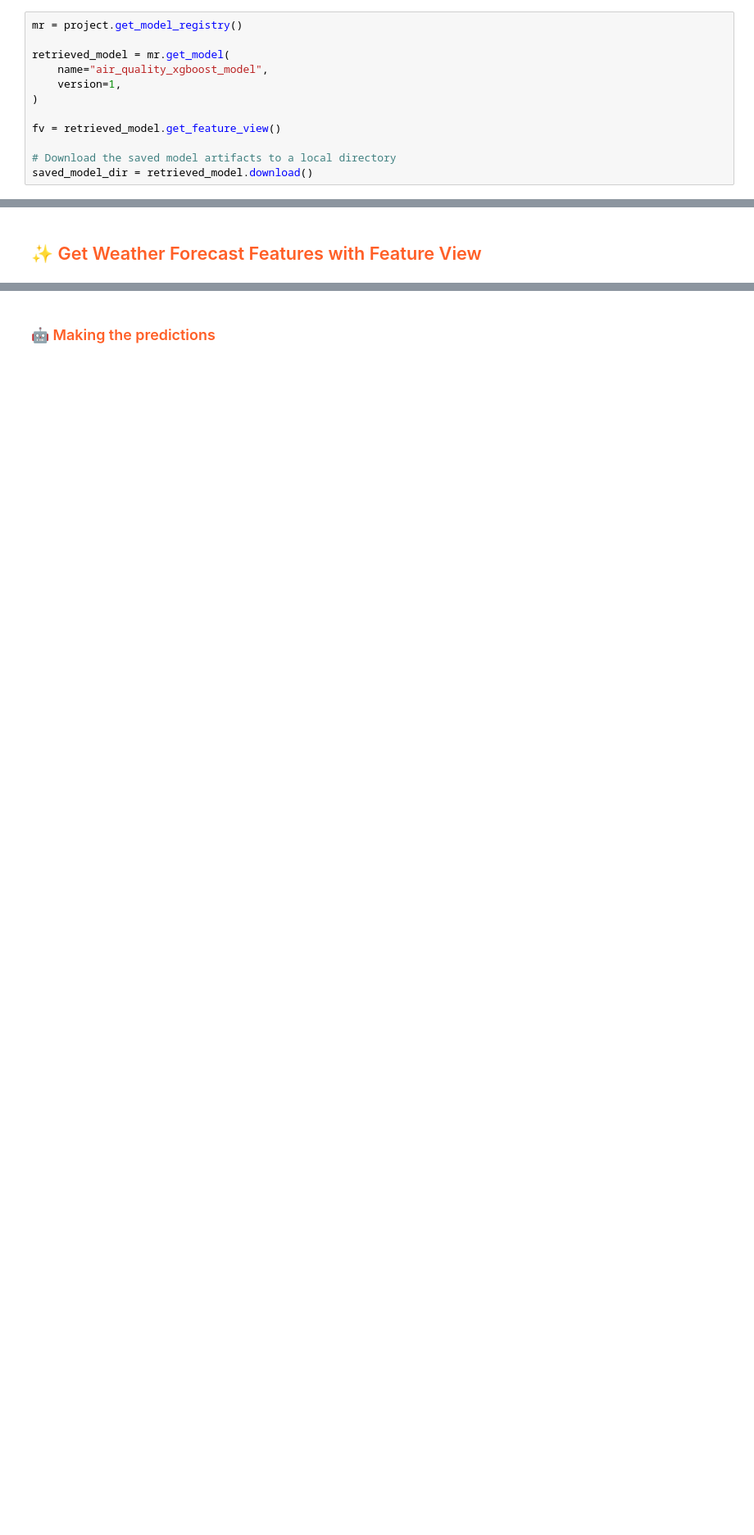
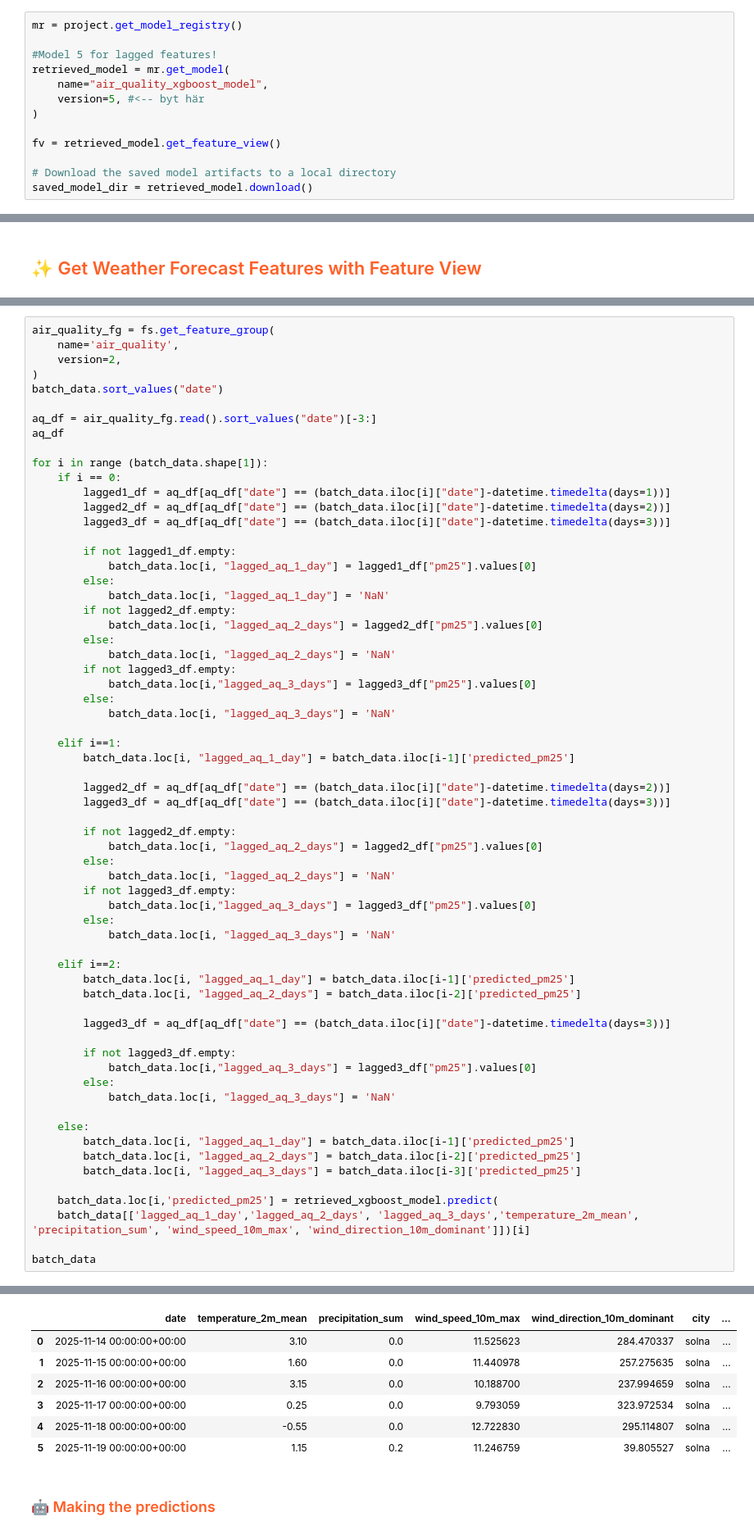
Before and after one commit to Isabell257/id2223-lab1, a Jupyter notebook: notebooks/airquality/4_air_quality_batch_inference.ipynb, the cells around one changed output, grey strips where cells are left out. Shown: that part at 82% size. Saved outputs shown, nothing was run; the diff lists cells and outputs as text; blank space fills up the shorter version.

```diff
--- a/notebooks/airquality/4_air_quality_batch_inference.ipynb
+++ b/notebooks/airquality/4_air_quality_batch_inference.ipynb
@@ -94,9 +93,10 @@ Logged in to project, explore it here https://c.app.hopsworks.ai:443/p/1272015
 # %%
 mr = project.get_model_registry()
 
+#Model 5 for lagged features!
 retrieved_model = mr.get_model(
     name="air_quality_xgboost_model",
-    version=1,
+    version=5, #<-- byt här
 )
 
 fv = retrieved_model.get_feature_view()
@@ -150,0 +156,65 @@ Finished: Reading data from Hopsworks, using Hopsworks Feature Query Service (0.
+# %%
+air_quality_fg = fs.get_feature_group(
+    name='air_quality',
+    version=2,
+)
+batch_data.sort_values("date")
+
+aq_df = air_quality_fg.read().sort_values("date")[-3:]
+aq_df
+
+for i in range (batch_data.shape[1]):
+    if i == 0:
+        lagged1_df = aq_df[aq_df["date"] == (batch_data.iloc[i]["date"]-datetime.timedelta(days=1))]
+        lagged2_df = aq_df[aq_df["date"] == (batch_data.iloc[i]["date"]-datetime.timedelta(days=2))]
+        lagged3_df = aq_df[aq_df["date"] == (batch_data.iloc[i]["date"]-datetime.timedelta(days=3))]
+
+        if not lagged1_df.empty:
+            batch_data.loc[i, "lagged_aq_1_day"] = lagged1_df["pm25"].values[0]
+        else:
+            batch_data.loc[i, "lagged_aq_1_day"] = 'NaN'
+        if not lagged2_df.empty:
+            batch_data.loc[i, "lagged_aq_2_days"] = lagged2_df["pm25"].values[0]
+        else:
+            batch_data.loc[i, "lagged_aq_2_days"] = 'NaN'
+        if not lagged3_df.empty:
+            batch_data.loc[i,"lagged_aq_3_days"] = lagged3_df["pm25"].values[0]
+        else:
+            batch_data.loc[i, "lagged_aq_3_days"] = 'NaN'
+
+    elif i==1:
+        batch_data.loc[i, "lagged_aq_1_day"] = batch_data.iloc[i-1]['predicted_pm25']
+
+        lagged2_df = aq_df[aq_df["date"] == (batch_data.iloc[i]["date"]-datetime.timedelta(days=2))]
+        lagged3_df = aq_df[aq_df["date"] == (batch_data.iloc[i]["date"]-datetime.timedelta(days=3))]
+
+        if not lagged2_df.empty:
+            batch_data.loc[i, "lagged_aq_2_days"] = lagged2_df["pm25"].values[0]
+        else:
+            batch_data.loc[i, "lagged_aq_2_days"] = 'NaN'
+        if not lagged3_df.empty:
+            batch_data.loc[i,"lagged_aq_3_days"] = lagged3_df["pm25"].values[0]
+        else:
+            batch_data.loc[i, "lagged_aq_3_days"] = 'NaN'
+
+    elif i==2:
+        batch_data.loc[i, "lagged_aq_1_day"] = batch_data.iloc[i-1]['predicted_pm25']
+        batch_data.loc[i, "lagged_aq_2_days"] = batch_data.iloc[i-2]['predicted_pm25']
+
+        lagged3_df = aq_df[aq_df["date"] == (batch_data.iloc[i]["date"]-datetime.timedelta(days=3))]
+
+        if not lagged3_df.empty:
+            batch_data.loc[i,"lagged_aq_3_days"] = lagged3_df["pm25"].values[0]
+        else:
+            batch_data.loc[i, "lagged_aq_3_days"] = 'NaN'
+
+    else:
+        batch_data.loc[i, "lagged_aq_1_day"] = batch_data.iloc[i-1]['predicted_pm25']
+        batch_data.loc[i, "lagged_aq_2_days"] = batch_data.iloc[i-2]['predicted_pm25']
+        batch_data.loc[i, "lagged_aq_3_days"] = batch_data.iloc[i-3]['predicted_pm25']
+
+    batch_data.loc[i,'predicted_pm25'] = retrieved_xgboost_model.predict(
+    batch_data[['lagged_aq_1_day','lagged_aq_2_days', 'lagged_aq_3_days','temperature_2m_mean', 'precipitation_sum', 'wind_speed_10m_max', 'wind_direction_10m_dominant']])[i]
+
+batch_data
+# %% [output]
@@ -151,3 +222,10 @@ Finished: Reading data from Hopsworks, using Hopsworks Feature Query Service (0.
+|  | date | temperature_2m_mean | precipitation_sum | wind_speed_10m_max | wind_direction_10m_dominant | city | ... |
+| 0 | 2025-11-14 00:00:00+00:00 | 3.10 | 0.0 | 11.525623 | 284.470337 | solna | ... |
+| 1 | 2025-11-15 00:00:00+00:00 | 1.60 | 0.0 | 11.440978 | 257.275635 | solna | ... |
+| 2 | 2025-11-16 00:00:00+00:00 | 3.15 | 0.0 | 10.188700 | 237.994659 | solna | ... |
+| 3 | 2025-11-17 00:00:00+00:00 | 0.25 | 0.0 | 9.793059 | 323.972534 | solna | ... |
+| 4 | 2025-11-18 00:00:00+00:00 | -0.55 | 0.0 | 12.722830 | 295.114807 | solna | ... |
+| 5 | 2025-11-19 00:00:00+00:00 | 1.15 | 0.2 | 11.246759 | 39.805527 | solna | ... |
 # %% [markdown]
 ### <span style="color:#ff5f27;">🤖 Making the predictions</span>
 # %%
```
Also changed, not shown: parts of 8 cells of this notebook, 1 other file.
